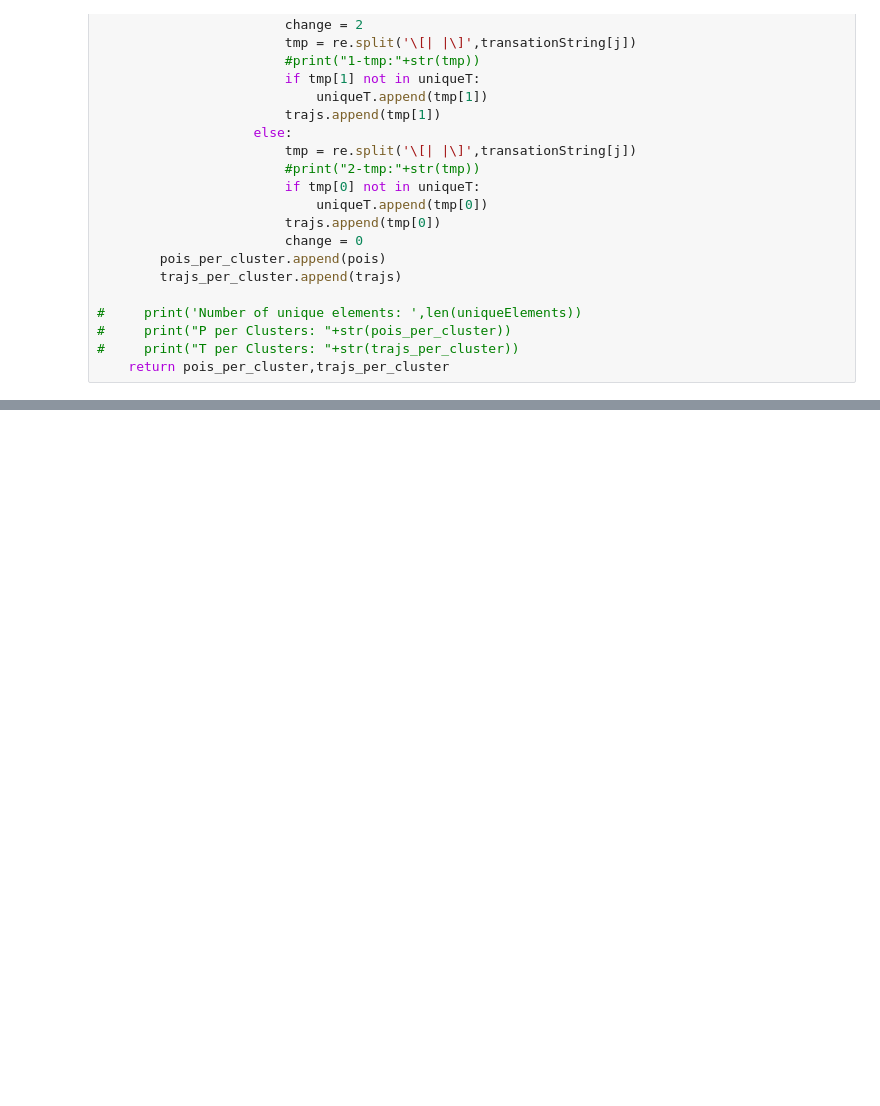
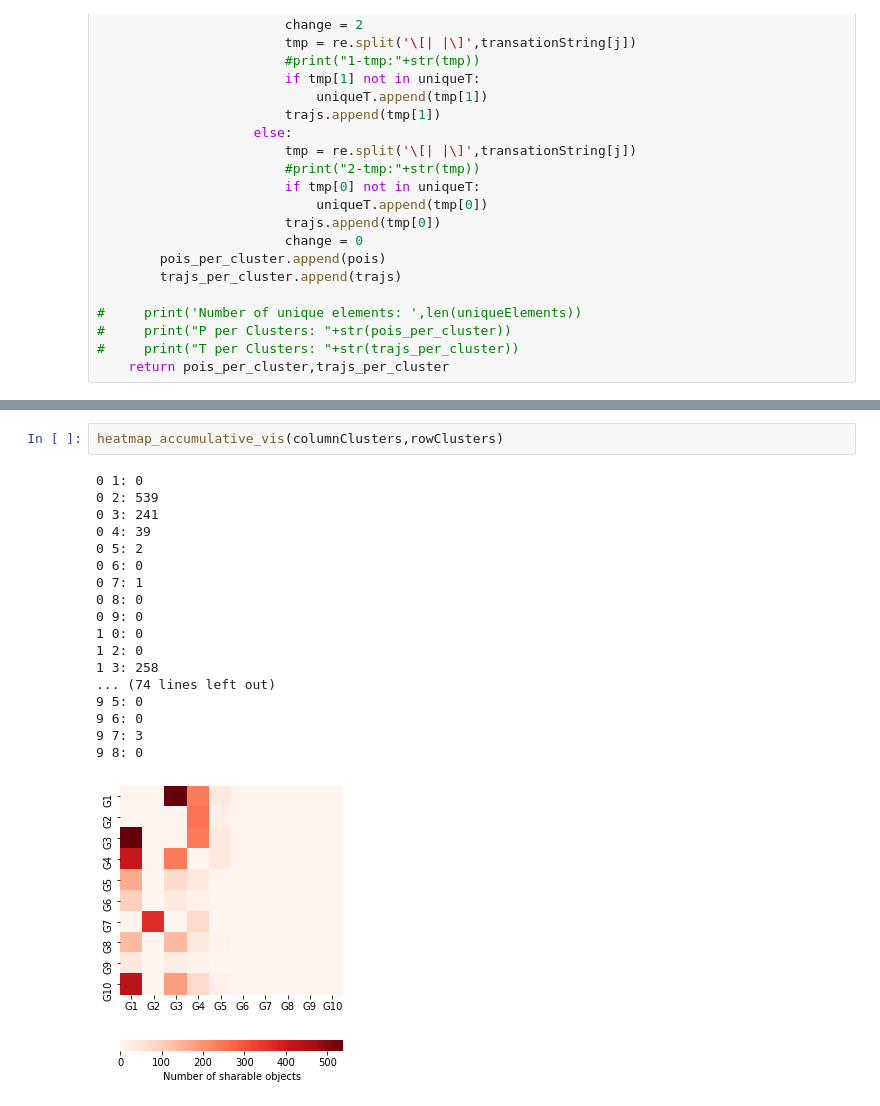
Before and after one commit to ricardogiuliani/lab_covid, a Jupyter notebook: dadosRS_binary_matrix_dictionary.ipynb, the cells around one changed output, grey strips where cells are left out. Cells and saved outputs as stored; diff of their text form; blank space fills up the shorter version.

```diff
--- a/dadosRS_binary_matrix_dictionary.ipynb
+++ b/dadosRS_binary_matrix_dictionary.ipynb
@@ -189,0 +638,21 @@ def processDocument(file):
+# %%
+heatmap_accumulative_vis(columnClusters,rowClusters)
+# %% [output]
+0 1: 0
+0 2: 539
+0 3: 241
+0 4: 39
+0 5: 2
+0 6: 0
+0 7: 1
+0 8: 0
+0 9: 0
+1 0: 0
+1 2: 0
+1 3: 258
+... (74 lines left out)
+9 5: 0
+9 6: 0
+9 7: 3
+9 8: 0
+[figure, added]
```
Also changed, not shown: parts of 52 cells of this notebook, 25 other files.
